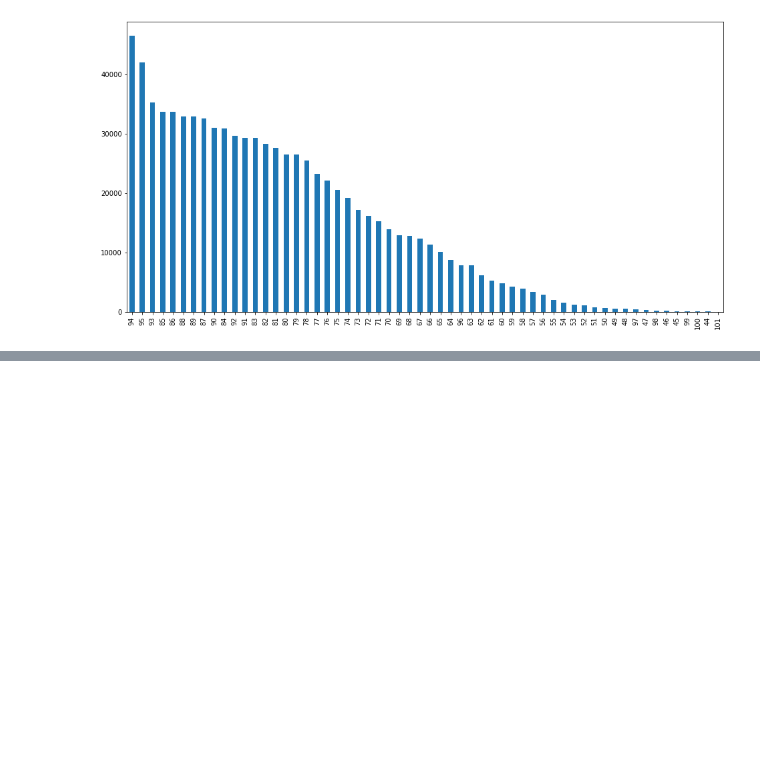
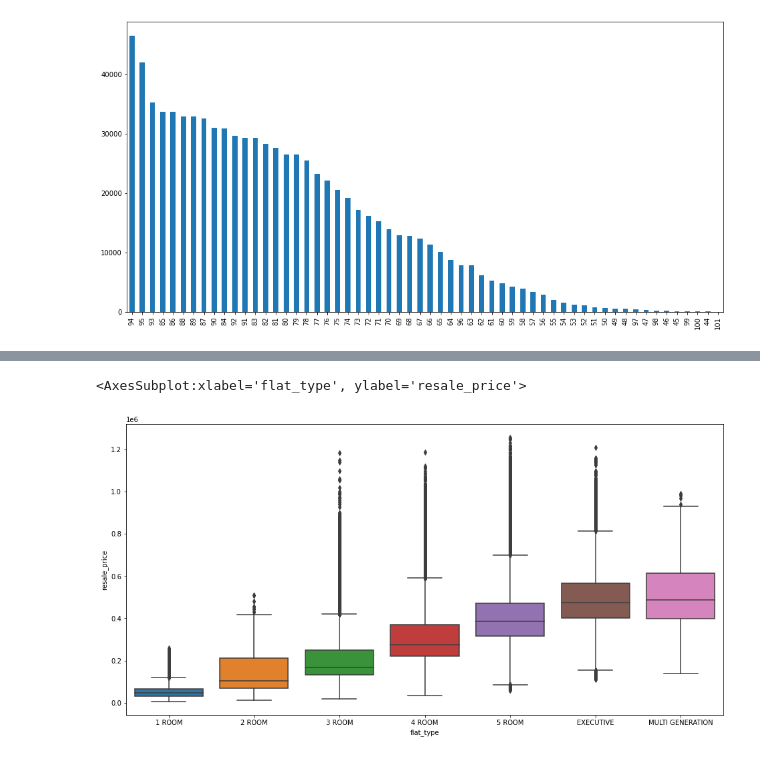
Before and after one commit to Keithlimhs/Project-Housing-Price, a Jupyter notebook: Project Housing Price (Part 3).ipynb, the cells around one changed output, grey strips where cells are left out. Cells and saved outputs as stored; diff of their text form; code cells hidden in the pictures; blank space fills up the shorter version.

```diff
--- a/Project Housing Price (Part 3).ipynb
+++ b/Project Housing Price (Part 3).ipynb
@@ -107,0 +127,7 @@ df['remaining_lease'].value_counts().plot.bar()
+# %%
+# Step 15: Perform a boxplot using 'flat_type' vs 'resale_price'. Try to reorder the boxes if you can
+plt.figure(figsize = (16,8))
+sns.boxplot(df['flat_type'], df['resale_price'], order = ['1 ROOM', '2 ROOM','3 ROOM','4 ROOM', '5 ROOM', 'EXECUTIVE', 'MULTI GENERATION'])
+# %% [output]
+<AxesSubplot:xlabel='flat_type', ylabel='resale_price'>
+[figure, added]
```
Also changed, not shown: parts of 7 cells of this notebook.
